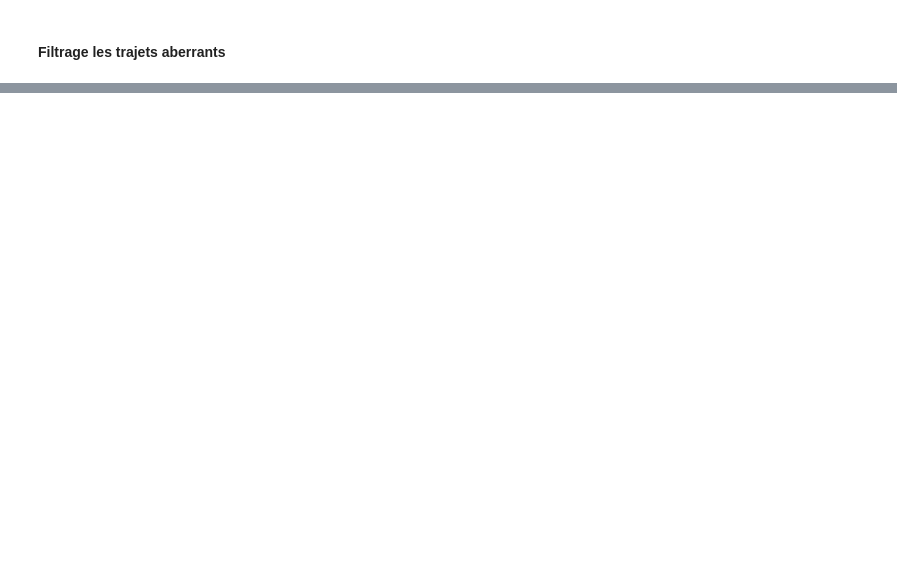
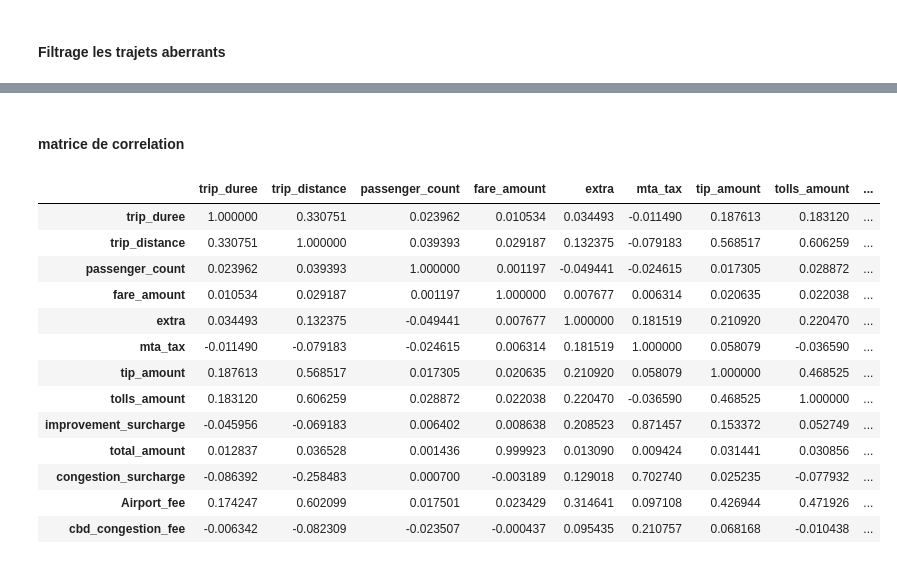
Before and after one commit to khadija199904/Urban-ETA-Prediction-Platform, a Jupyter notebook: main.ipynb, the cells around one changed output, grey strips where cells are left out. Cells and saved outputs as stored; diff of their text form; code cells hidden in the pictures; blank space fills up the shorter version.

Commit message:
SL-7 Nettoyage & Feature Engineering et stockage dan silver

```diff
--- a/main.ipynb
+++ b/main.ipynb
@@ -324,0 +297,3 @@ silver_df.select("trip_duree").show(5)
+# %%
+# filtrer Durée > 0 minutes
+silver_df = silver_df.filter( (col("trip_duree") > 0) )
@@ -324,0 +429,59 @@ silver_df.select("trip_duree").show(5)
+# %% [markdown]
+#### matrice de correlation
+# %%
+
+numeric_cols = [
+    "trip_duree",
+    "trip_distance",
+    "passenger_count",
+    "fare_amount",
+    "extra",
+    "mta_tax",
+    "tip_amount",
+    "tolls_amount",
+    "improvement_surcharge",
+    "total_amount",
+    "congestion_surcharge",
+    "Airport_fee",
+    "cbd_congestion_fee",
+
+]
+# %%
+from pyspark.ml.feature import VectorAssembler
+
+assembler = VectorAssembler(
+    inputCols=numeric_cols,
+    outputCol="features"
+)
+
+vector_df = assembler.transform(silver_df).select("features")
+# %%
+from pyspark.ml.stat import Correlation
+
+corr_matrix = Correlation.corr(vector_df, "features", "pearson")
+corr_array = corr_matrix.head()[0].toArray()
+# %%
+import pandas as pd
+
+corr_df = pd.DataFrame(
+    corr_array,
+    columns=numeric_cols,
+    index=numeric_cols
+)
+
+corr_df
+# %% [output]
+|  | trip_duree | trip_distance | passenger_count | fare_amount | extra | mta_tax | tip_amount | tolls_amount | ... |
+| trip_duree | 1.000000 | 0.330751 | 0.023962 | 0.010534 | 0.034493 | -0.011490 | 0.187613 | 0.183120 | ... |
+| trip_distance | 0.330751 | 1.000000 | 0.039393 | 0.029187 | 0.132375 | -0.079183 | 0.568517 | 0.606259 | ... |
+| passenger_count | 0.023962 | 0.039393 | 1.000000 | 0.001197 | -0.049441 | -0.024615 | 0.017305 | 0.028872 | ... |
+| fare_amount | 0.010534 | 0.029187 | 0.001197 | 1.000000 | 0.007677 | 0.006314 | 0.020635 | 0.022038 | ... |
+| extra | 0.034493 | 0.132375 | -0.049441 | 0.007677 | 1.000000 | 0.181519 | 0.210920 | 0.220470 | ... |
+| mta_tax | -0.011490 | -0.079183 | -0.024615 | 0.006314 | 0.181519 | 1.000000 | 0.058079 | -0.036590 | ... |
+| tip_amount | 0.187613 | 0.568517 | 0.017305 | 0.020635 | 0.210920 | 0.058079 | 1.000000 | 0.468525 | ... |
+| tolls_amount | 0.183120 | 0.606259 | 0.028872 | 0.022038 | 0.220470 | -0.036590 | 0.468525 | 1.000000 | ... |
+| improvement_surcharge | -0.045956 | -0.069183 | 0.006402 | 0.008638 | 0.208523 | 0.871457 | 0.153372 | 0.052749 | ... |
+| total_amount | 0.012837 | 0.036528 | 0.001436 | 0.999923 | 0.013090 | 0.009424 | 0.031441 | 0.030856 | ... |
+| congestion_surcharge | -0.086392 | -0.258483 | 0.000700 | -0.003189 | 0.129018 | 0.702740 | 0.025235 | -0.077932 | ... |
+| Airport_fee | 0.174247 | 0.602099 | 0.017501 | 0.023429 | 0.314641 | 0.097108 | 0.426944 | 0.471926 | ... |
+| cbd_congestion_fee | -0.006342 | -0.082309 | -0.023507 | -0.000437 | 0.095435 | 0.210757 | 0.068168 | -0.010438 | ... |
```
Also changed, not shown: parts of 15 cells of this notebook.
